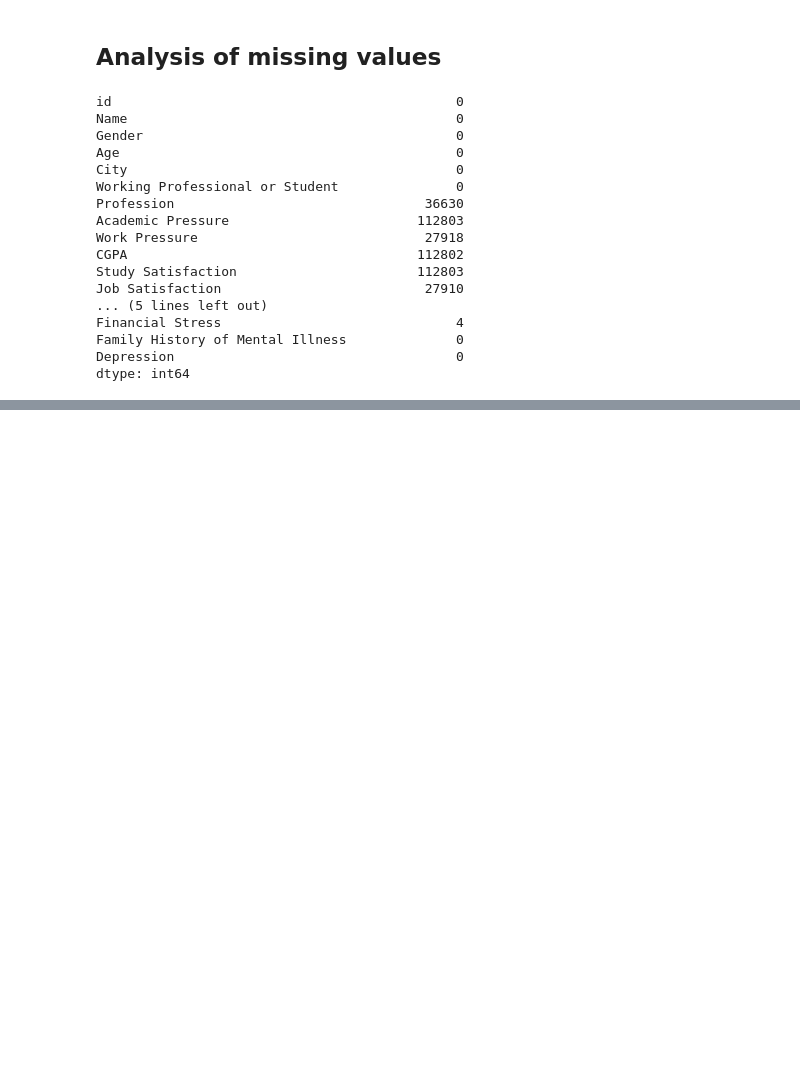
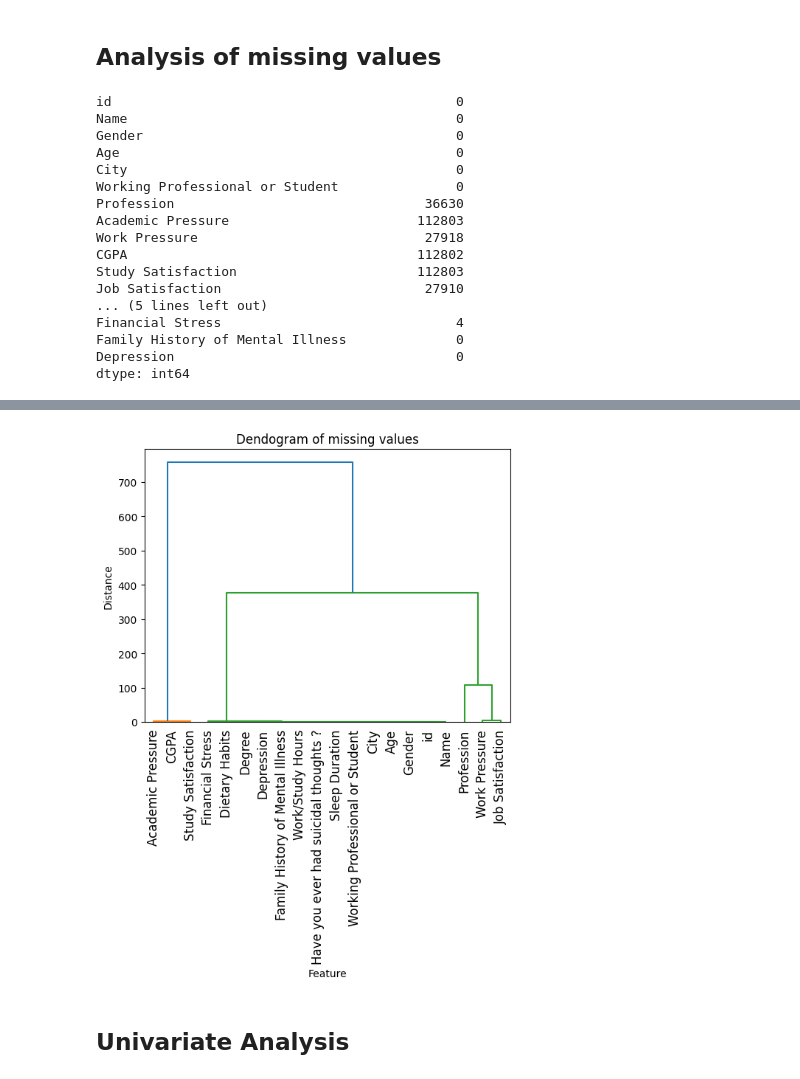
Before and after one commit to ShadowCoder151/Kaggle_Notebooks, a Jupyter notebook: EDA_Template.ipynb, the cells around one changed output, grey strips where cells are left out. Cells and saved outputs as stored; diff of their text form; code cells hidden in the pictures; blank space fills up the shorter version.

```diff
--- a/EDA_Template.ipynb
+++ b/EDA_Template.ipynb
@@ -115,0 +122,15 @@ plt.show()
+# %%
+# Dendogram of missing values to cluster columns / features having same missing value similarities / patterns
+from scipy.cluster.hierarchy import dendrogram , linkage
+
+linkage_matrix = linkage(train.isnull().T, method='ward')
+
+dendrogram(linkage_matrix, labels=train.columns, leaf_rotation=90)
+plt.title('Dendogram of missing values')
+plt.xlabel('Feature')
+plt.ylabel('Distance')
+plt.show()
+# %% [output]
+[figure, added]
+# %% [markdown]
+## Univariate Analysis
```
Also changed, not shown: parts of 7 cells of this notebook.
